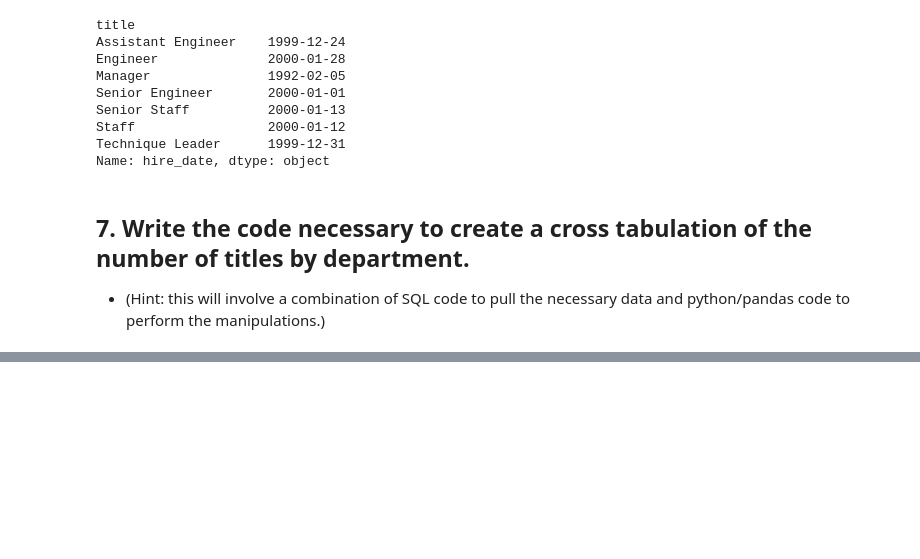
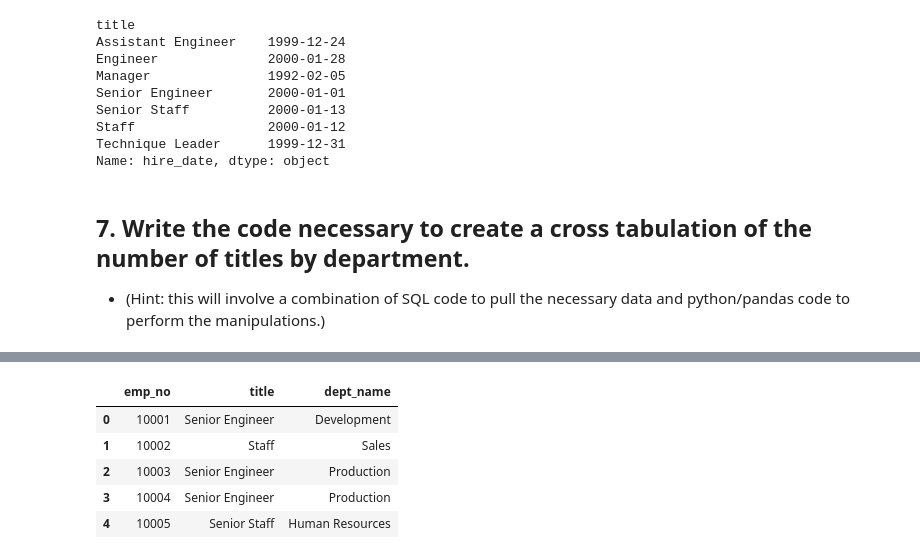
Before and after one commit to rachelrobbinsmayhill/numpy-pandas-visualization-exercises, a Jupyter notebook: advanced_dataframes.ipynb, the cells around one changed output, grey strips where cells are left out. Saved outputs shown, nothing was run; the diff lists cells and outputs as text; code cells hidden in the pictures; blank space fills up the shorter version.

```diff
--- a/advanced_dataframes.ipynb
+++ b/advanced_dataframes.ipynb
@@ -720,0 +782,9 @@ Name: hire_date, dtype: object
+# %%
+department_titles.head()
+# %% [output]
+|  | emp_no | title | dept_name |
+| 0 | 10001 | Senior Engineer | Development |
+| 1 | 10002 | Staff | Sales |
+| 2 | 10003 | Senior Engineer | Production |
+| 3 | 10004 | Senior Engineer | Production |
+| 4 | 10005 | Senior Staff | Human Resources |
```
Also changed, not shown: parts of 10 cells of this notebook.
